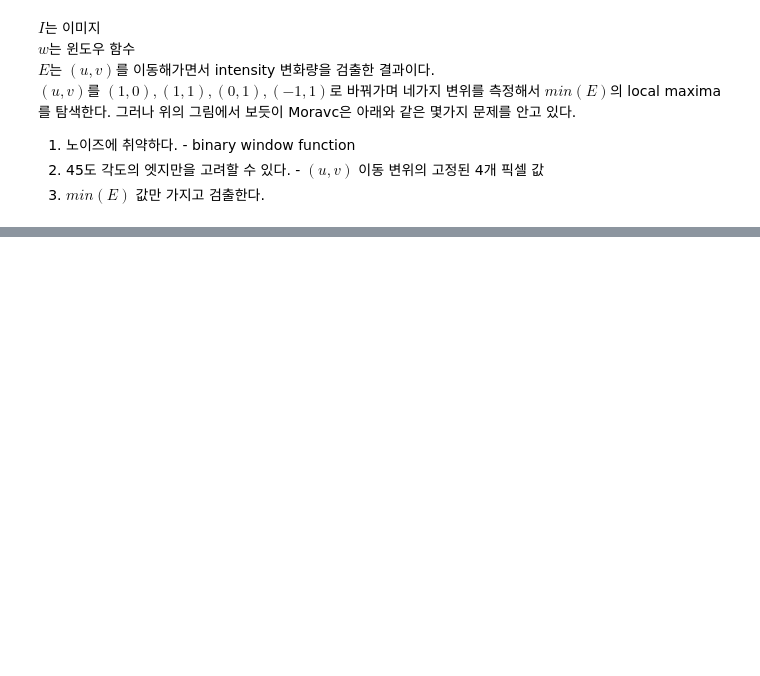
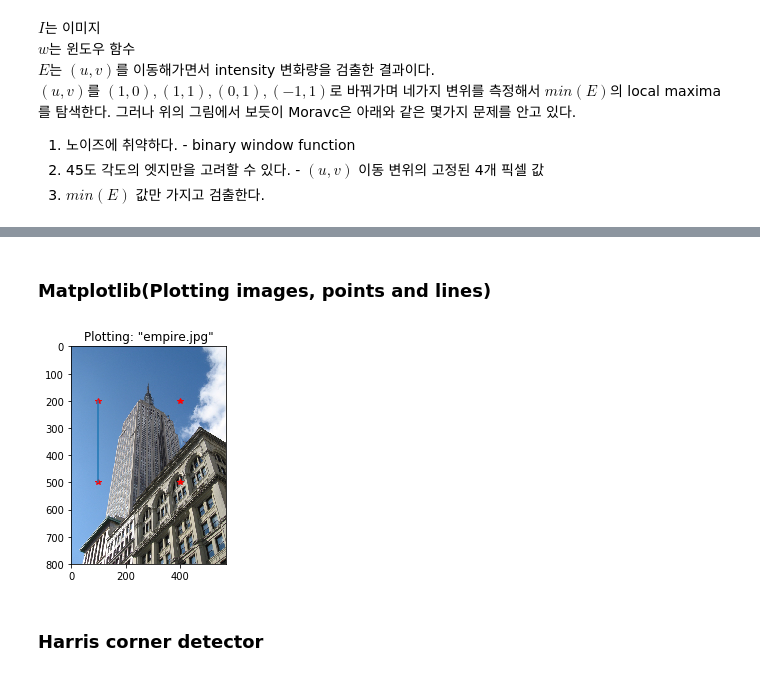
Before and after one commit to NinCastle/Image_analysis, a Jupyter notebook: Harris_corner_detector.ipynb, the cells around one changed output, grey strips where cells are left out. Cells and saved outputs as stored; diff of their text form; code cells hidden in the pictures; blank space fills up the shorter version.

```diff
--- a/Harris_corner_detector.ipynb
+++ b/Harris_corner_detector.ipynb
@@ -89,3 +107,39 @@ Edge에서 명암이 급격하게 변화한다는 것을 알 수 있다.
+# %% [markdown]
+### Matplotlib(Plotting images, points and lines)
+# %%
+from PIL import Image
+from pylab import *
+
+# read image to array
+# 이미지를 배열 방식으로 읽는다
+im = array(Image.open('empire.jpg'))
+
+# plot the image
+# 이미지에 plot을 적용
+imshow(im)
+
+
+# some points
+# 포인트들
+x = [100, 100, 400, 400]
+y = [200, 500, 200, 500]
+
+# plot the poins with red star-markers
+# plot 에 붉은 스타를 남긴다.
+plot(x, y, 'r*')
+
+# line plot connecting the first two point
+# plot라인의 두점을 연결
+plot(x[:2], y[:2])
+
+# add title and show the plot
+# plot을 보여주고 제목을 추가
+title('Plotting: "empire.jpg"')
+show()
+# %% [output]
+[figure, added]
+# %% [markdown]
+### Harris corner detector
 # %%
 from scipy.ndimage import filters
 def compute_harris_response(im,sigma=3):
```
Also changed, not shown: parts of 15 cells of this notebook, 1 other file.
